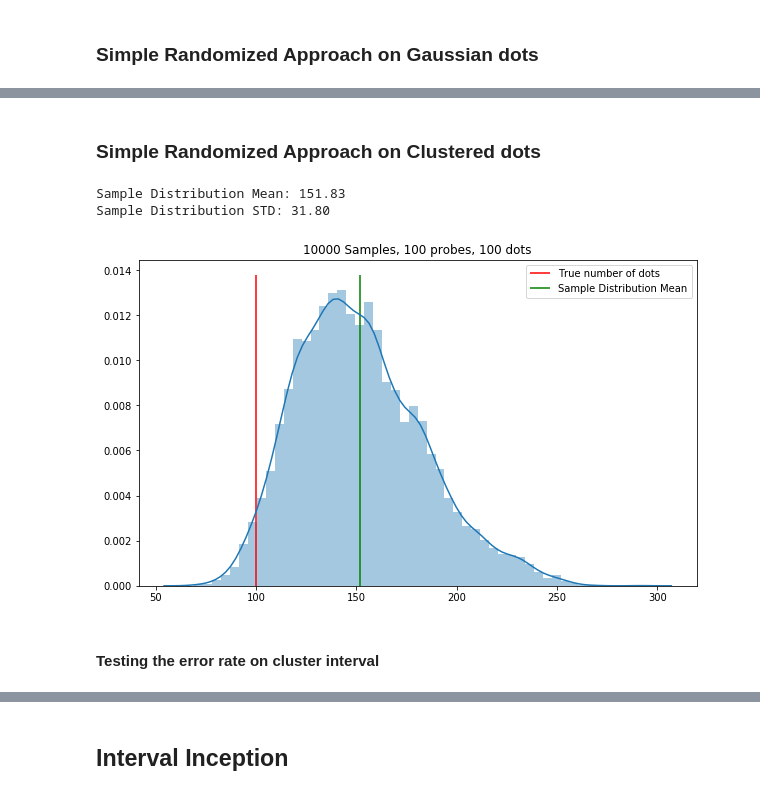
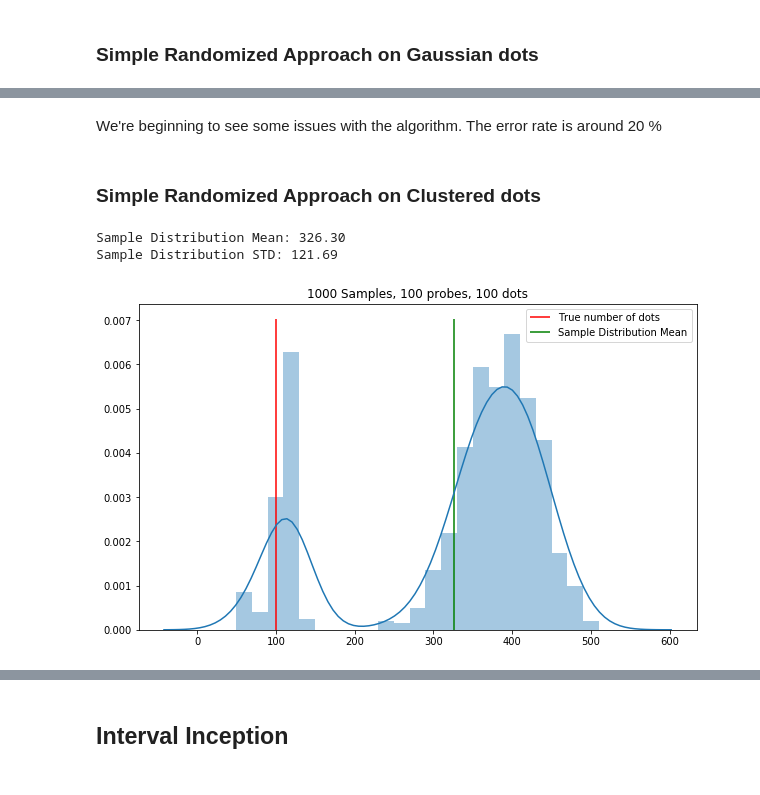
Before and after one commit to sebastiandro/probing-density, a Jupyter notebook: Probing Density.ipynb, the cells around one changed output, grey strips where cells are left out. Saved outputs shown, nothing was run; the diff lists cells and outputs as text; code cells hidden in the pictures.

Commit message:
Looking at interval densities

```diff
--- a/Probing Density.ipynb
+++ b/Probing Density.ipynb
@@ -111,9 +98,9 @@ Max distance: 0.043637
 Let's make an interval with normally distributed points
 # %%
 def custom_gaussian():
-    return random.gauss(0.5, 0.1)
+    return random.gauss(0.7, 0.1)
 
 dots_gauss = generate_dots(N,d, custom_gaussian)
 plot_interval(dots_gauss, "Our beautiful Gaussian interval")
-print('N from average distance: ', 1 / get_avg_dist(dots_gauss))
+print("Variance over the whole line: ", np.var(dots_gauss))
 # %% [output]
@@ -123,8 +110,9 @@ N from average distance:  222.0963477386669
 ### Clusters Interval
 # %%
 def generate_clustrs(N, d, num_clusters = 8, std=0.01):
-    mu_range = np.arange(0,1,1/(num_clusters+1))
+    mu_range = np.arange(0,1,1/(num_clusters+1*10))
     mu_range = mu_range[1:]
+    random.shuffle(mu_range)
     dots_clustrs = []
     for i in range(num_clusters):
         def custom_clustrs():
@@ -137,6 +125,7 @@ def generate_clustrs(N, d, num_clusters = 8, std=0.01):
     dots_clustrs = np.array(dots_clustrs).flatten()
     return dots_clustrs
 
-dots_clustrs = generate_clustrs(N, d)
-plot_interval(dots_clustrs, "Our beautiful Clustr interval")
+dots_clustrs = generate_clustrs(N, d, num_clusters=3)
+plot_interval(dots_clustrs, "Our beautiful Cluster interval")
+print("Variance over the whole line: ", np.var(dots_clustrs))
 # %% [output]
@@ -216,7 +175,7 @@ Let's run the simple probing algorithm and see some approximations
 ### Simple Randomized Approach on Uniform Interval
 # %%
 approximations = []
-for i in range(10000):
+for i in range(1000):
     n_approx, _ = simple_probing(dots, 100, 0, 1)
     approximations.append(n_approx)
 
@@ -319,7 +208,7 @@ plot_error_rate(Ns, relative_err_means, relative_err_std, title='Uniform Interva
 ### Simple Randomized Approach on Gaussian dots
 # %%
 approximations = []
-for i in range(10000):
+for i in range(1000):
     n_approx, _ = simple_probing(dots_gauss, 100, 0, 1)
     approximations.append(n_approx)
 
@@ -358,16 +221,16 @@ The error deviates with: 9.9936 %
+# %% [markdown]
+We're beginning to see some issues with the algorithm. The error rate is around 20 %
 # %% [markdown]
 ### Simple Randomized Approach on Clustered dots
 # %%
 approximations = []
-for i in range(10000):
+for i in range(1000):
     n_approx, _ = simple_probing(dots_clustrs, 100, 0, 1)
     approximations.append(n_approx)
 
 aprx = np.array(approximations)
 plot_sample_dist(aprx, 100)
 # %% [output]
-Sample Distribution Mean: 151.83
-Sample Distribution STD: 31.80
+Sample Distribution Mean: 326.30
+Sample Distribution STD: 121.69
-[figure, old version]
+[figure, new version]
-# %% [markdown]
-#### Testing the error rate on cluster interval
```
Also changed, not shown: parts of 52 cells of this notebook.
